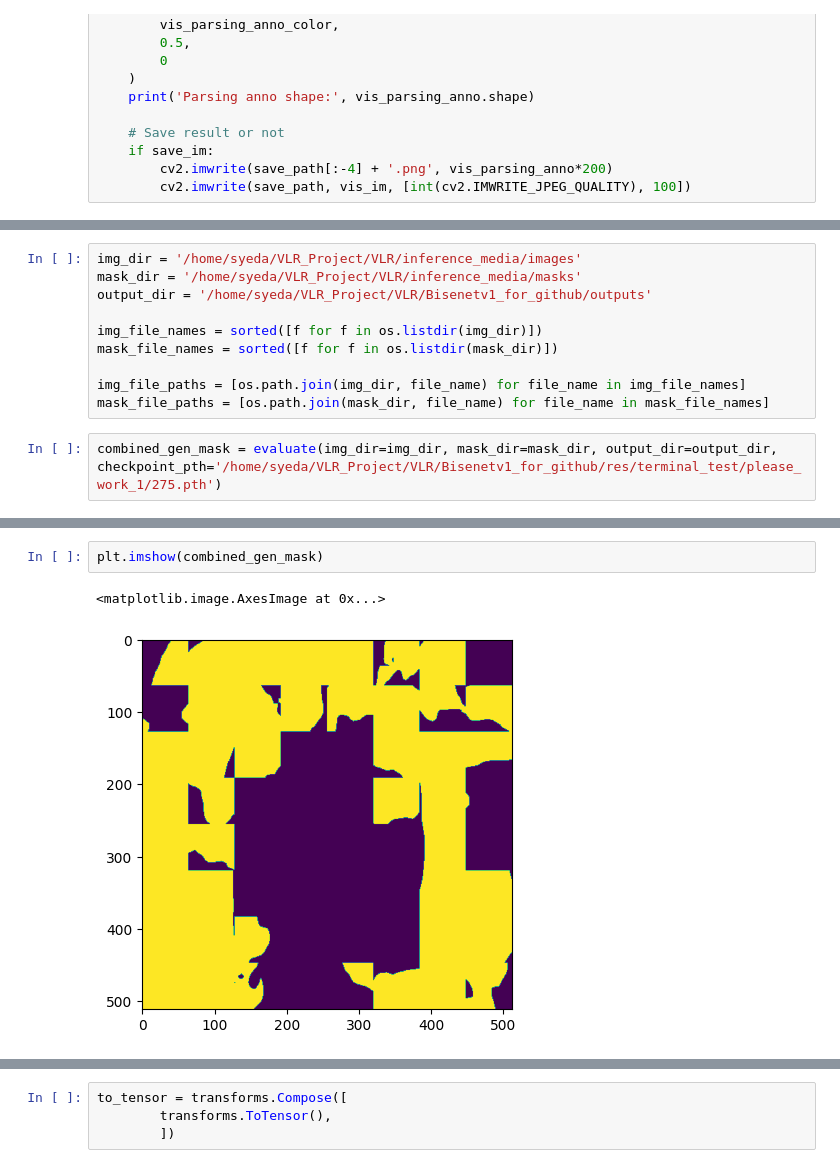
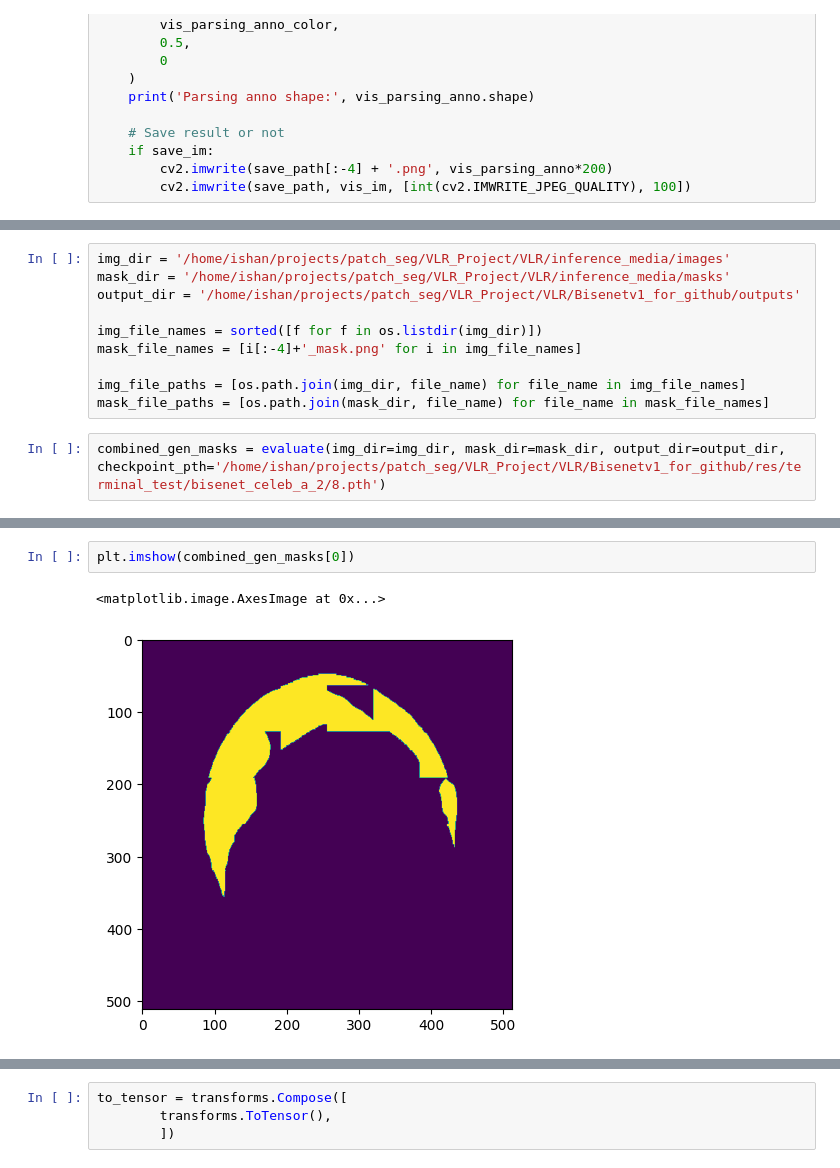
Before and after one commit to syedabdulhannan27/VLR_Project, a Jupyter notebook: VLR/Bisenetv1_for_github/inference_test.ipynb, the cells around one changed output, grey strips where cells are left out. Saved outputs shown, nothing was run; the diff lists cells and outputs as text.

Commit message:
Updated patchify

```diff
--- a/VLR/Bisenetv1_for_github/inference_test.ipynb
+++ b/VLR/Bisenetv1_for_github/inference_test.ipynb
@@ -285,15 +363,15 @@ def evaluate(img_dir, mask_dir, output_dir, checkpoint_pth):
             #     save_path=osp.join(respth, image_path)
             #     )
 # %%
-img_dir = '/home/syeda/VLR_Project/VLR/inference_media/images'
-mask_dir = '/home/syeda/VLR_Project/VLR/inference_media/masks'
-output_dir = '/home/syeda/VLR_Project/VLR/Bisenetv1_for_github/outputs'
+img_dir = '/home/ishan/projects/patch_seg/VLR_Project/VLR/inference_media/images'
+mask_dir = '/home/ishan/projects/patch_seg/VLR_Project/VLR/inference_media/masks'
+output_dir = '/home/ishan/projects/patch_seg/VLR_Project/VLR/Bisenetv1_for_github/outputs'
 
 img_file_names = sorted([f for f in os.listdir(img_dir)])
-mask_file_names = sorted([f for f in os.listdir(mask_dir)])
+mask_file_names = [i[:-4]+'_mask.png' for i in img_file_names]
 
 img_file_paths = [os.path.join(img_dir, file_name) for file_name in img_file_names]
 mask_file_paths = [os.path.join(mask_dir, file_name) for file_name in mask_file_names]
 # %%
-combined_gen_mask = evaluate(img_dir=img_dir, mask_dir=mask_dir, output_dir=output_dir, checkpoint_pth='/home/syeda/VLR_Project/VLR/Bisenetv1_for_github/res/terminal_test/please_work_1/275.pth')
+combined_gen_masks = evaluate(img_dir=img_dir, mask_dir=mask_dir, output_dir=output_dir, checkpoint_pth='/home/ishan/projects/patch_seg/VLR_Project/VLR/Bisenetv1_for_github/res/terminal_test/bisenet_celeb_a_2/8.pth')
 # %% [output]
@@ -301,6 +386,6 @@ combined_gen_mask = evaluate(img_dir=img_dir, mask_dir=mask_dir, output_dir=outp
 # %%
-plt.imshow(combined_gen_mask)
+plt.imshow(combined_gen_masks[0])
 # %% [output]
 <matplotlib.image.AxesImage at 0x...>
-[figure, old version]
+[figure, new version]
 # %%
```
Also changed, not shown: parts of 4 cells of this notebook, 6 other files.
